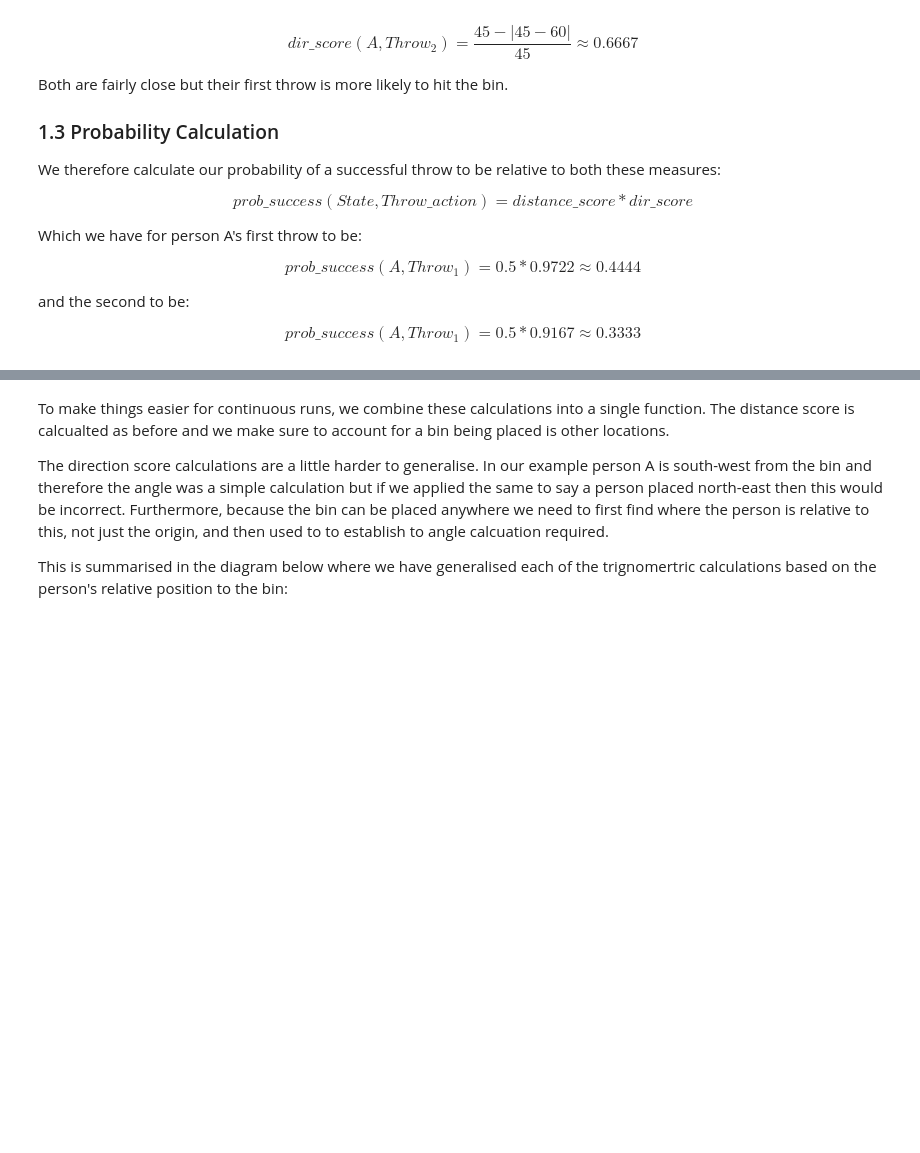
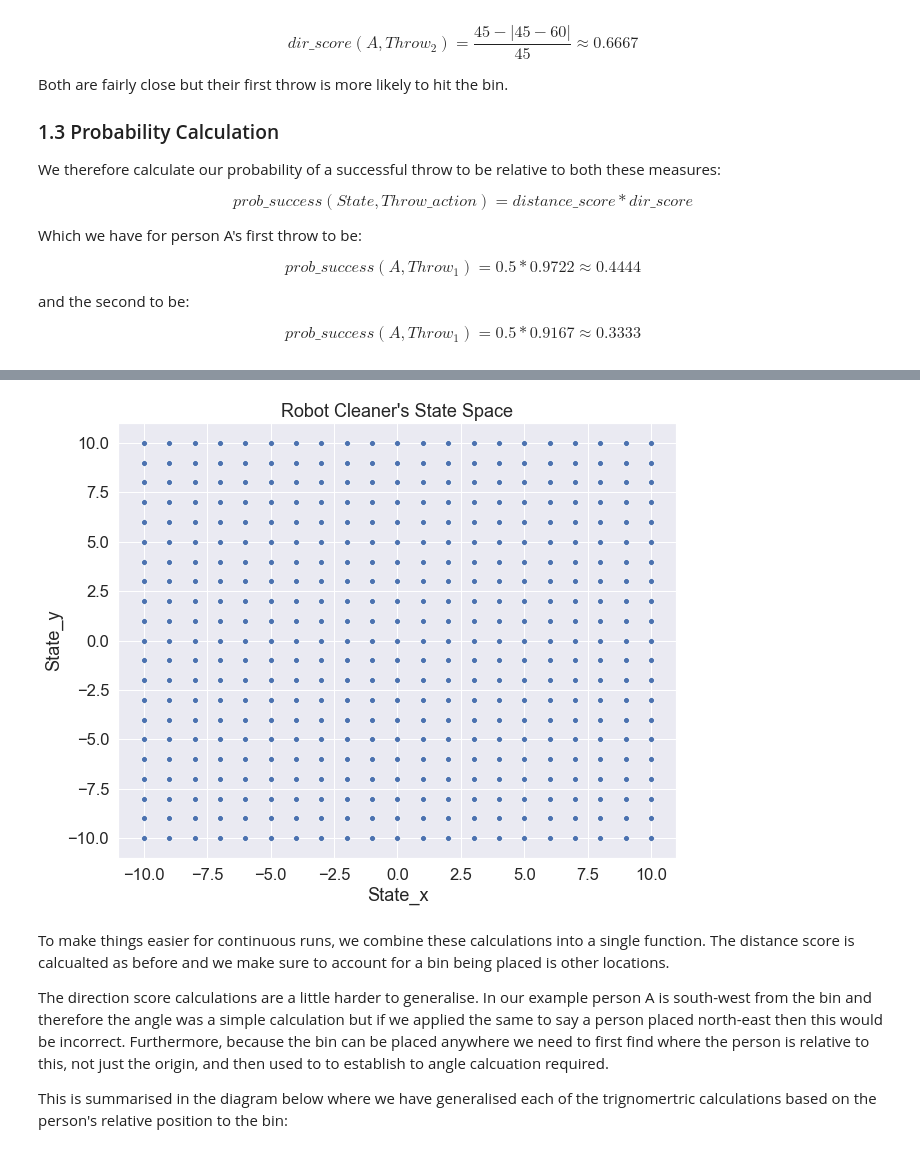
Before and after one commit to osbornep/rl4rl, a Jupyter notebook: Robot Cleaner/Part 2 - Define Env.ipynb, the cells around one changed output, grey strips where cells are left out. Cells and saved outputs as stored; diff of their text form; code cells hidden in the pictures; blank space fills up the shorter version.

```diff
--- a/Robot Cleaner/Part 2 - Define Env.ipynb
+++ b/Robot Cleaner/Part 2 - Define Env.ipynb
@@ -131,3 +131,21 @@ plt.show()
+# %%
+# Produce simple state space plot
+state_df = pd.DataFrame()
+count = 0
+for x in range(-10,11):
+    for y in range(-10,11):
+        state_df = state_df.append(pd.DataFrame({'x':x, 'y':y},index=[count]))
+        count=count+1
+
+sns.set(rc={'figure.figsize':(10,8)})
+sns.set(font_scale=1.5)
+sns.scatterplot(state_df['x'],state_df['y'])
+plt.xlabel('State_x')
+plt.ylabel('State_y')
+plt.title("Robot Cleaner's State Space")
+plt.show()
+# %% [output]
+[figure, added]
 # %% [markdown]
 To make things easier for continuous runs, we combine these calculations into a single function. The distance score is calcualted as before and we make sure to account for a bin being placed is other locations.
 
```
Also changed, not shown: parts of 7 cells of this notebook, 3 other files.
